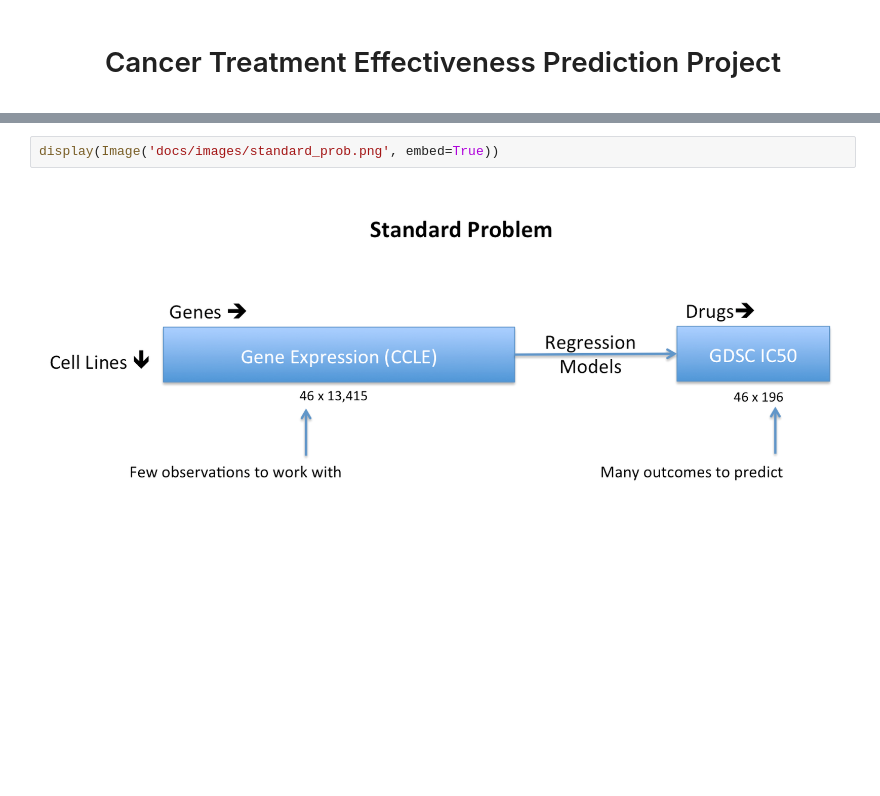
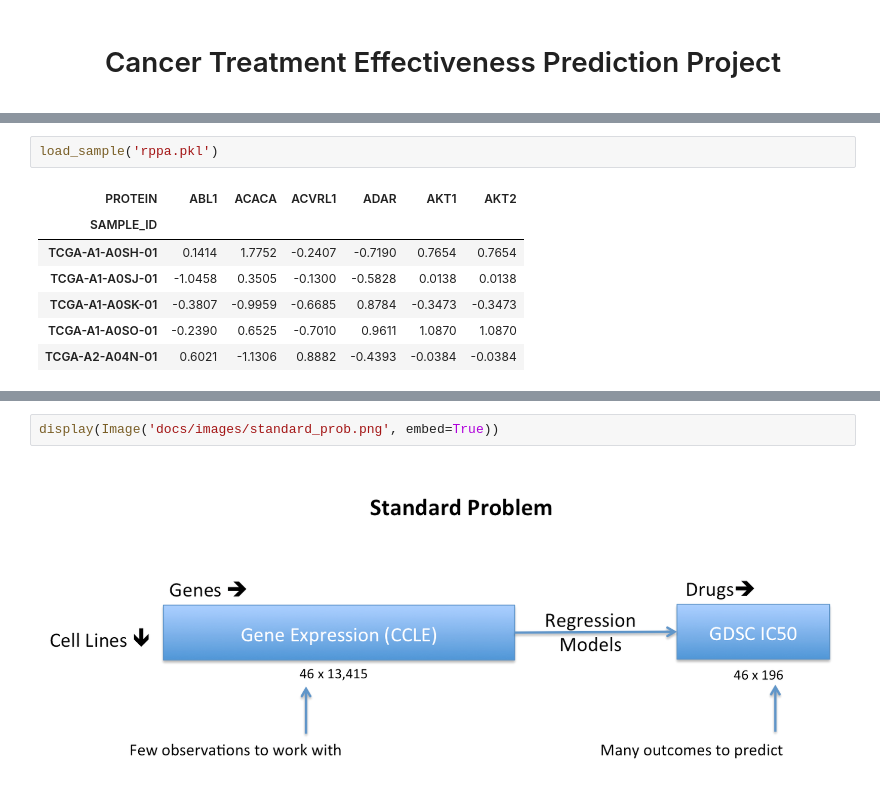
Before and after one commit to eric-czech/mgds, a Jupyter notebook: python/notebook/data_modeling/kl_modeling/transfer_kernel_project.ipynb, the cells around one changed output, grey strips where cells are left out. Saved outputs shown, nothing was run; the diff lists cells and outputs as text; blank space fills up the shorter version.

```diff
--- a/python/notebook/data_modeling/kl_modeling/transfer_kernel_project.ipynb
+++ b/python/notebook/data_modeling/kl_modeling/transfer_kernel_project.ipynb
@@ -37,0 +99,10 @@ As a side-note, whether or not gene expression for cell lines are fundamentally
+# %%
+load_sample('rppa.pkl')
+# %% [output]
+| PROTEIN | ABL1 | ACACA | ACVRL1 | ADAR | AKT1 | AKT2 |
+| SAMPLE_ID |  |  |  |  |  |  |
+| TCGA-A1-A0SH-01 | 0.1414 | 1.7752 | -0.2407 | -0.7190 | 0.7654 | 0.7654 |
+| TCGA-A1-A0SJ-01 | -1.0458 | 0.3505 | -0.1300 | -0.5828 | 0.0138 | 0.0138 |
+| TCGA-A1-A0SK-01 | -0.3807 | -0.9959 | -0.6685 | 0.8784 | -0.3473 | -0.3473 |
+| TCGA-A1-A0SO-01 | -0.2390 | 0.6525 | -0.7010 | 0.9611 | 1.0870 | 1.0870 |
+| TCGA-A2-A04N-01 | 0.6021 | -1.1306 | 0.8882 | -0.4393 | -0.0384 | -0.0384 |
```
Also changed, not shown: parts of 75 cells of this notebook, 5 other files.
